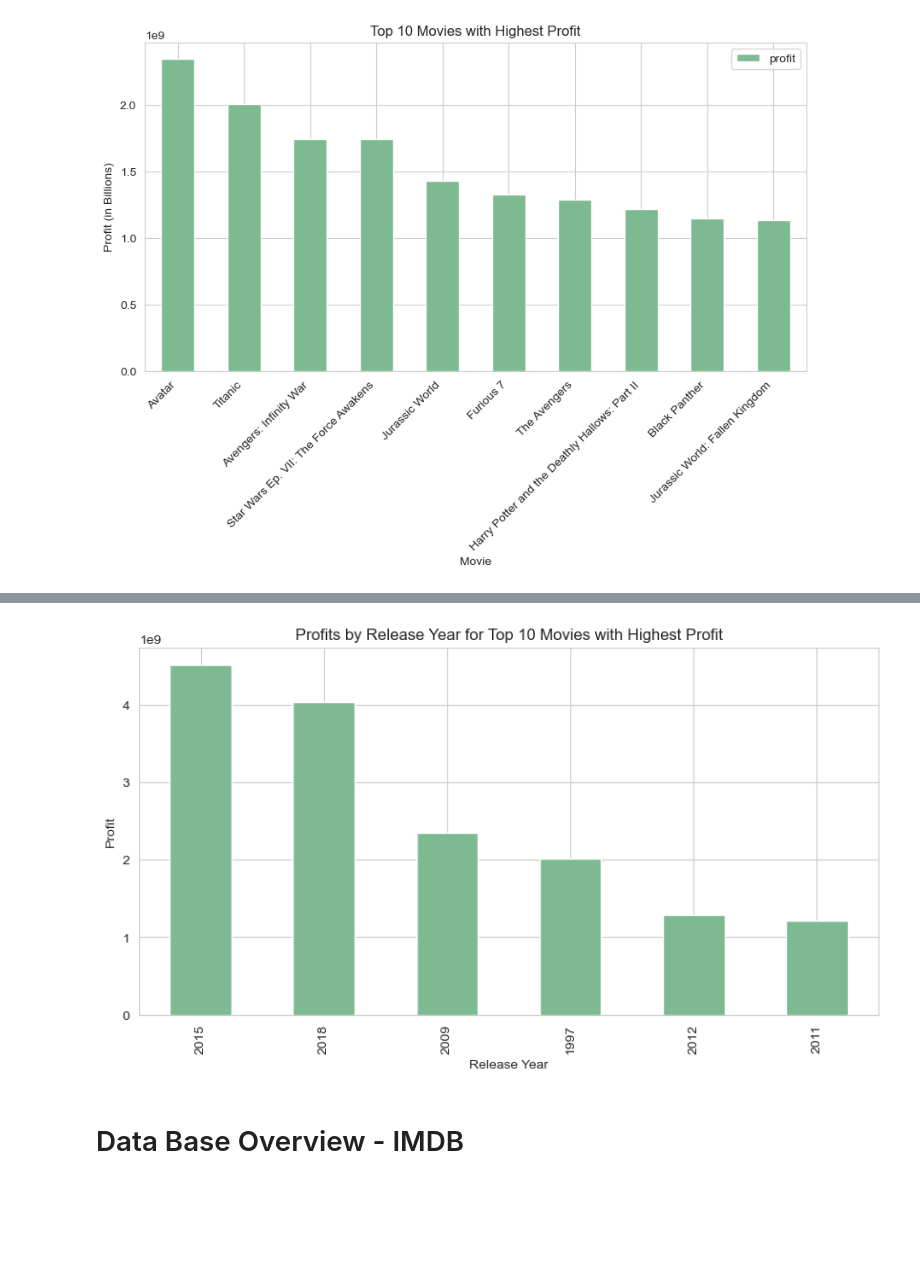
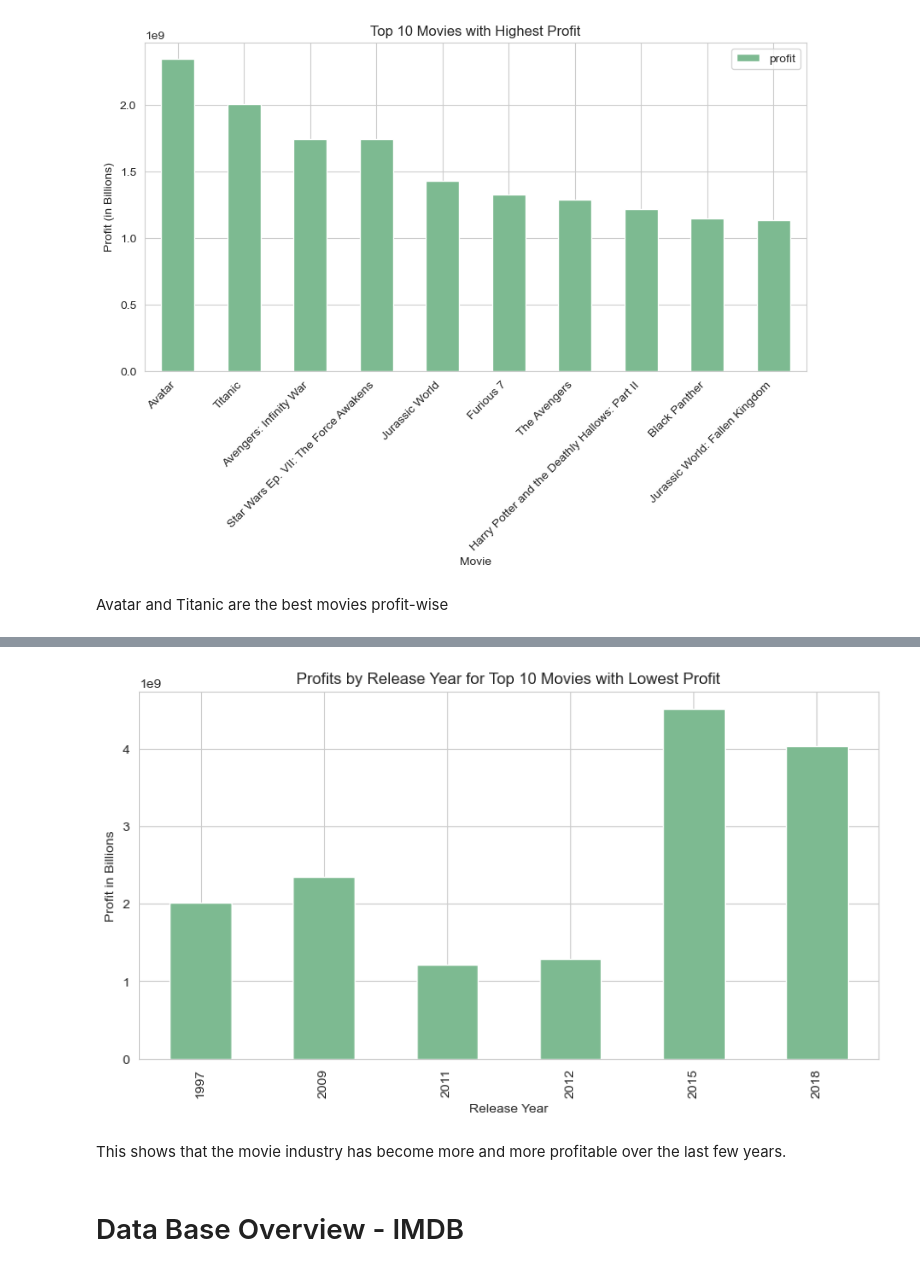
Before and after one commit to geomwangi007/Microsoft-Studio-Project, a Jupyter notebook: student.ipynb, the cells around one changed output, grey strips where cells are left out. Saved outputs shown, nothing was run; the diff lists cells and outputs as text; code cells hidden in the pictures; blank space fills up the shorter version.

```diff
--- a/student.ipynb
+++ b/student.ipynb
@@ -737,15 +726,14 @@ The 'production_budget' column represents the budget allocated for producing the
 # Converting 'release_date' to datetime format
 tn_movie_budgets['release_date'] = pd.to_datetime(tn_movie_budgets['release_date'])
 
-# Removing '$' and ',' characters and converting columns to numeric
-tn_movie_budgets['production_budget'] = tn_movie_budgets['production_budget'].str.replace('$', '').str.replace(',', '').astype(float)
-tn_movie_budgets['domestic_gross'] = tn_movie_budgets['domestic_gross'].str.replace('$', '').str.replace(',', '').astype(float)
-tn_movie_budgets['worldwide_gross'] = tn_movie_budgets['worldwide_gross'].str.replace('$', '').str.replace(',', '').astype(float)
+monetary_columns = ['production_budget', 'domestic_gross', 'worldwide_gross']
+for col in monetary_columns:
+    tn_movie_budgets[col] = tn_movie_budgets[col].astype(str).str.replace('$', '').str.replace(',', '').astype(float)
 
-# Calculate profit
+# Calculating profit
 tn_movie_budgets['profit'] = tn_movie_budgets['worldwide_gross'] - tn_movie_budgets['production_budget']
 
-# Fill NaN values with 0 (or any appropriate value)
+# Filling NaN values with 0
 tn_movie_budgets.fillna(0, inplace=True)
 # %%
 # Display the DataFrame
@@ -797,4 +783,6 @@ ax.set_xticklabels(most_profitable_movies['movie'], rotation=45, ha='right')
 plt.show()
 # %% [output]
 [figure]
+# %% [markdown]
+Avatar and Titanic are the best movies profit-wise
 # %%
@@ -815,20 +802,19 @@ tn_movie_budgets.head()
 | 4 | 5 | 2017-12-15 | Star Wars Ep. VIII: The Last Jedi | 317000000.0 | 620181382.0 | 1.316722e+09 | 9.997217e+08 | ... |
 # %%
 # Grouping profits by release year for top 10 movies with highest profit
-profit_by_year = most_profitable_movies.groupby(tn_movie_budgets['release_year'])['profit'].sum().sort_values(ascending=False).head(10)
+profit_by_year = most_profitable_movies.groupby(tn_movie_budgets['release_year'])['profit'].sum().nsmallest(10)
 
 # Plotting profits by release year for top 10 movies with highest profit arranged by year ascending
-profit_by_year.plot(kind='bar', figsize=(10, 5))
+profit_by_year.sort_index().plot(kind='bar', figsize=(10, 5))
 
-# Adding title and labels
-plt.title('Profits by Release Year for Top 10 Movies with Highest Profit')
+plt.title('Profits by Release Year for Top 10 Movies with Lowest Profit')
 plt.xlabel('Release Year')
-plt.ylabel('Profit')
-
-# Displaying the plot
+plt.ylabel('Profit in Billions')
 plt.show()
 # %% [output]
-[figure, old version]
+[figure, new version]
+# %% [markdown]
+This shows that the movie industry has become more and more profitable over the last few years.
 # %% [markdown]
 # Data Base Overview  - IMDB
 # %%
```
Also changed, not shown: parts of 36 cells of this notebook.
